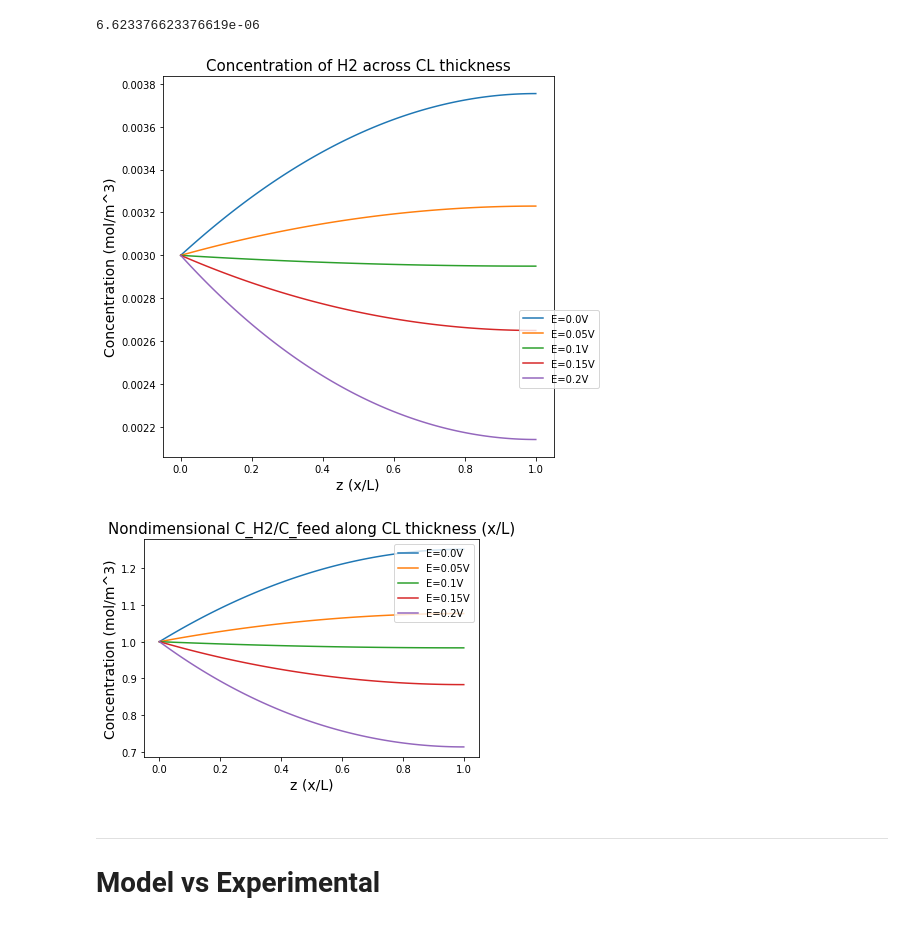
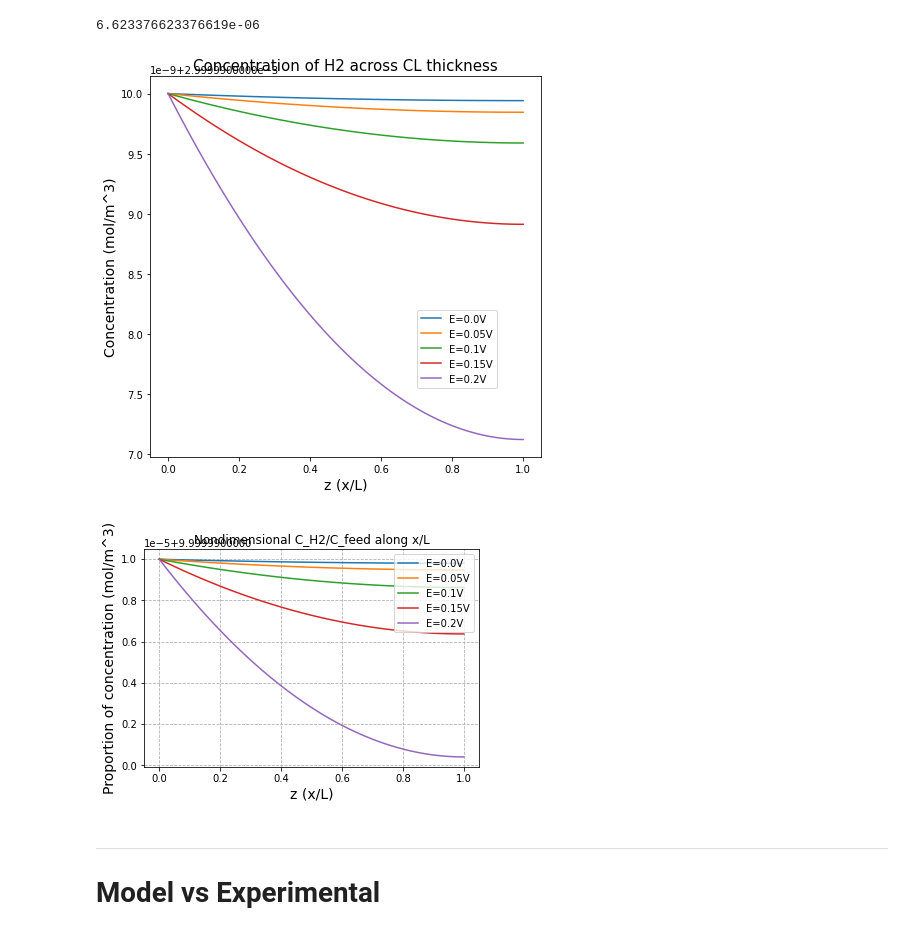
Before and after one commit to tinypersimmon/lbnl, a Jupyter notebook: transport_model.ipynb, the cells around one changed output. Cells and saved outputs as stored; diff of their text form; code cells hidden in the pictures.

Commit message:
220426 graph edits

```diff
--- a/transport_model.ipynb
+++ b/transport_model.ipynb
@@ -17,7 +17,8 @@ import ipdb
 #S = 1.62 mg/kg
 S = 2.2e-4 # ratio of hydrogen in surface of electrode to feed
 c_feed = 3/1000 # conc of H2 in feed
-c_proton = 0.1 #1.1 #E+3 EW
+#c_proton = 0.1 #1.1 #E+3 EW
+c_proton = 0
 
 ## reference c*_oxidation and c*_reduction
 c_H2_0 = 1
@@ -33,7 +34,7 @@ E_eq = 0.0
 #E = np.arange(-0.3,1.1,0.2)
 n = 2
 
-a_v = 4e10
+# a_v = 1e6
 L = 50e-6 #15e-6
 x = np.arange(0, L+0.5e-6, 0.5e-6)
 i_0 = 2e-4
@@ -74,7 +75,10 @@ f.close()
 print(D)
 
 # concentration with rxn plugged in and corresponding current
-def c_cl(applied_potential, a_v=4e10, c_feed=3/1000, L=50e-6, i_0=2e-4, alpha=0.5):
+# i_0 between e-2 to e-10
+def c_cl(applied_potential, a_v=1e6, c_feed=3/1000, L=50e-6, i_0=2e-5, alpha=0.5):
+    # FIXME: x -> linspace consistent with L
+    x = np.arange(0, L+0.5e-6, 0.5e-6)
     b = alpha*z*F/RT*(applied_potential-E_eq)
     g = (a_v*i_0) / (c_H2_0*n*F*D) * np.exp(b)
     rt_g = np.sqrt(g)
@@ -107,27 +111,25 @@ plt.xlabel('z (x/L)', fontsize='14')
 plt.legend(bbox_to_anchor=(0.9,0.4))
 plt.show()
 # %% [output]
-[figure, old version]
+[figure, new version]
 # %%
 plt.figure()
 I = []
 E1 = E
 for i in range(len(E1)):
     curr2, conc2 = c_cl(E1[i])
-    plt.plot(x/L, conc2/c_feed, label=('E=' + str(round(E1[i],2)) + 'V'))
+    plt.plot(x/L, (conc2/c_feed * 10), label=('E=' + str(round(E1[i],2)) + 'V'))
     I = np.append(I, curr2)
 
-#E=[0.6]
-#plt.plot(x/L, c_cl(0), label=(str(round(E[0],2)) + 'V'), color='red')
-plt.title('Nondimensional C_H2/C_feed along CL thickness (x/L)', fontsize='15')
-plt.ylabel('Concentration (mol/m^3)', fontsize='14')
+plt.title('Nondimensional C_H2/C_feed along x/L')
+plt.ylabel('Proportion of concentration (mol/m^3)', fontsize='14')
 plt.xlabel('z (x/L)', fontsize='14')
-#plt.grid(True,which="both", linestyle='--')
+plt.grid(True,which="both", linestyle='--')
 plt.legend(loc='upper right')
 #plt.yscale('log')
 plt.show()
 # %% [output]
-[figure, old version]
+[figure, new version]
 # %% [markdown]
 ---
 # Model vs Experimental
```
Also changed, not shown: parts of 7 cells of this notebook.
